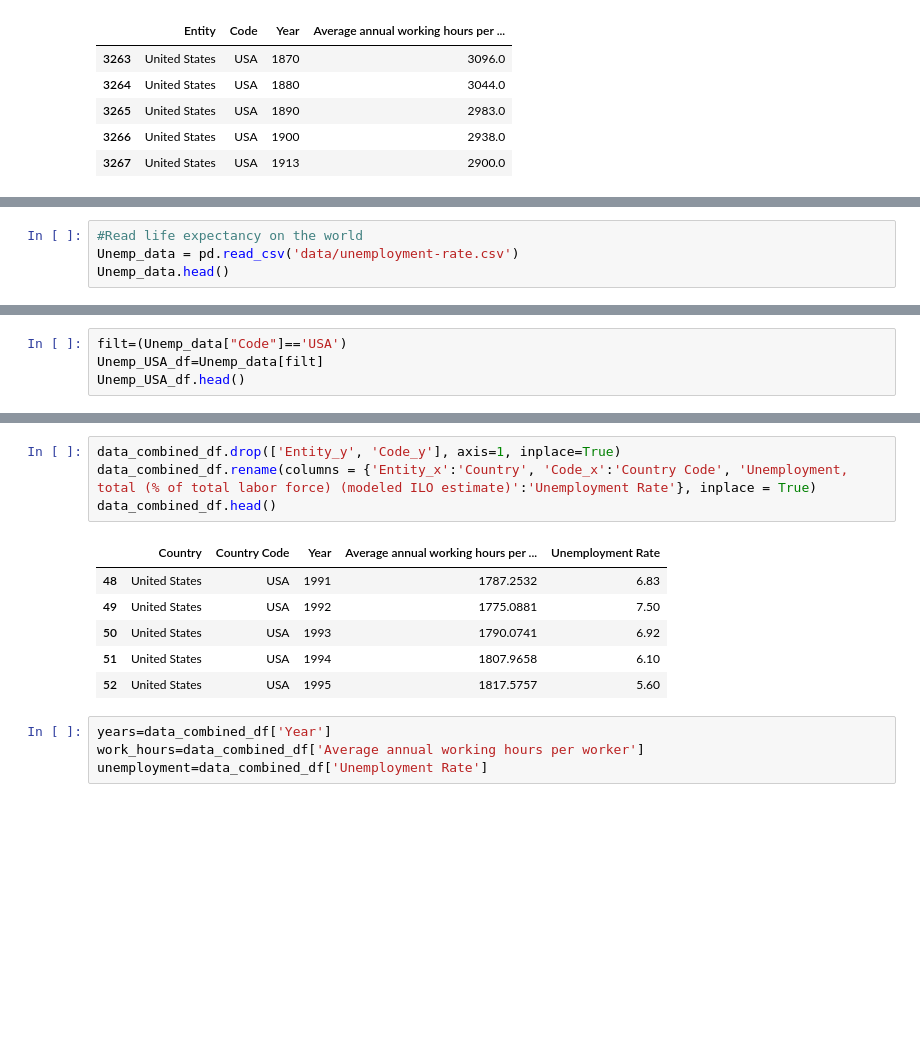
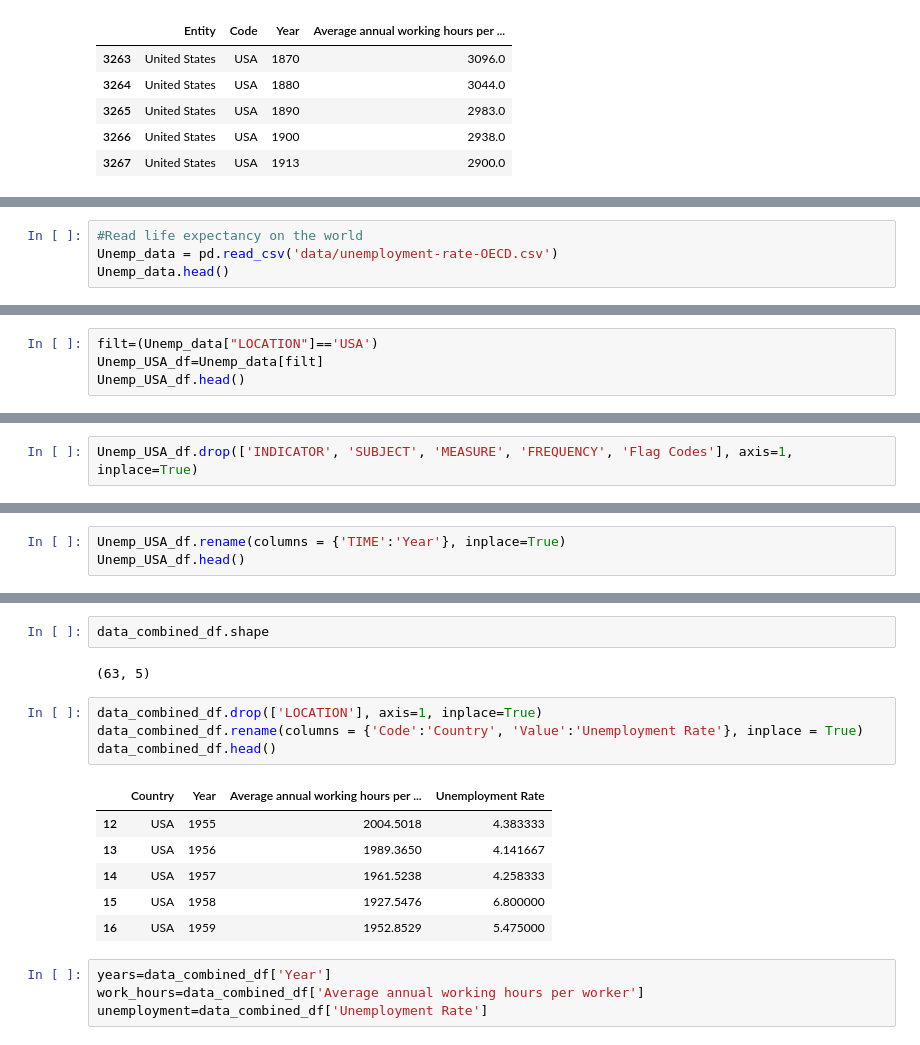
Before and after one commit to kkirstan/Quality-of-Life-vs.-Working-Hours-in-the-U.S., a Jupyter notebook: Quality of Life.ipynb, the cells around one changed output, grey strips where cells are left out. Drawn from its saved outputs; the diff is of its cells as text; blank space fills up the shorter version.

```diff
--- a/Quality of Life.ipynb
+++ b/Quality of Life.ipynb
@@ -33,5 +40,5 @@ WH_USA_df.head()
 # %%
 #Read life expectancy on the world
-Unemp_data = pd.read_csv('data/unemployment-rate.csv')
+Unemp_data = pd.read_csv('data/unemployment-rate-OECD.csv')
 Unemp_data.head()
 # %% [output]
@@ -44,5 +51,5 @@ Unemp_data.head()
 # %%
-filt=(Unemp_data["Code"]=='USA')
+filt=(Unemp_data["LOCATION"]=='USA')
 Unemp_USA_df=Unemp_data[filt]
 Unemp_USA_df.head()
 # %% [output]
@@ -58,0 +62,2 @@ Unemp_USA_df.shape
+# %%
+Unemp_USA_df.drop(['INDICATOR', 'SUBJECT', 'MEASURE', 'FREQUENCY', 'Flag Codes'], axis=1, inplace=True)
@@ -58,0 +69,3 @@ Unemp_USA_df.shape
+# %%
+Unemp_USA_df.rename(columns = {'TIME':'Year'}, inplace=True)
+Unemp_USA_df.head()
@@ -81,14 +101,18 @@ data_combined_df
+# %%
+data_combined_df.shape
+# %% [output]
+(63, 5)
 # %%
-data_combined_df.drop(['Entity_y', 'Code_y'], axis=1, inplace=True)
-data_combined_df.rename(columns = {'Entity_x':'Country', 'Code_x':'Country Code', 'Unemployment, total (% of total labor force) (modeled ILO estimate)':'Unemployment Rate'}, inplace = True)
+data_combined_df.drop(['LOCATION'], axis=1, inplace=True)
+data_combined_df.rename(columns = {'Code':'Country', 'Value':'Unemployment Rate'}, inplace = True)
 data_combined_df.head()
 # %% [output]
-|  | Country | Country Code | Year | Average annual working hours per ... | Unemployment Rate |
-| 48 | United States | USA | 1991 | 1787.2532 | 6.83 |
-| 49 | United States | USA | 1992 | 1775.0881 | 7.50 |
-| 50 | United States | USA | 1993 | 1790.0741 | 6.92 |
-| 51 | United States | USA | 1994 | 1807.9658 | 6.10 |
-| 52 | United States | USA | 1995 | 1817.5757 | 5.60 |
+|  | Country | Year | Average annual working hours per ... | Unemployment Rate |
+| 12 | USA | 1955 | 2004.5018 | 4.383333 |
+| 13 | USA | 1956 | 1989.3650 | 4.141667 |
+| 14 | USA | 1957 | 1961.5238 | 4.258333 |
+| 15 | USA | 1958 | 1927.5476 | 6.800000 |
+| 16 | USA | 1959 | 1952.8529 | 5.475000 |
 # %%
 years=data_combined_df['Year']
 work_hours=data_combined_df['Average annual working hours per worker']
```
Also changed, not shown: parts of 9 cells of this notebook, 1 other file.
